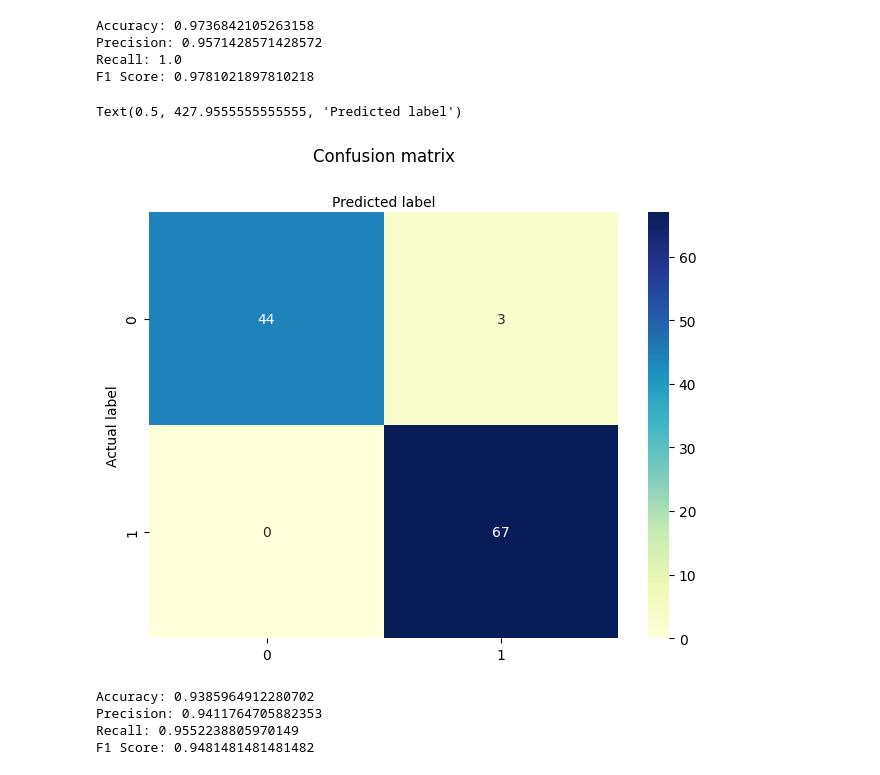
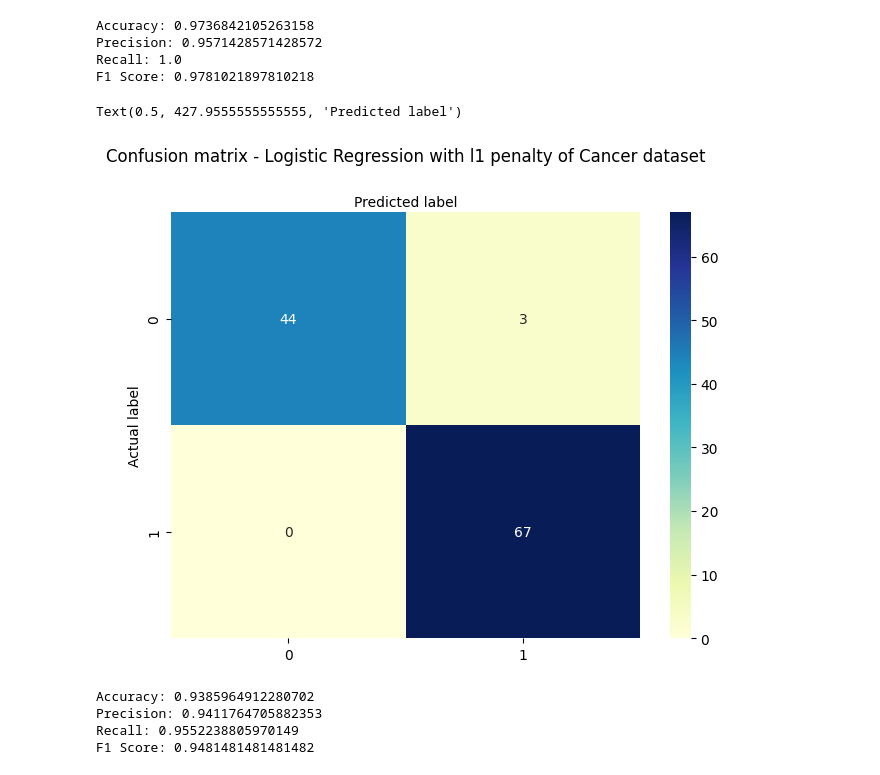
Before and after one commit to C-Little26/ECGR4105, a Jupyter notebook: Hw3/ECGR4105Hw3_Cancer.ipynb, the cells around one changed output. Cells and saved outputs as stored; diff of their text form; code cells hidden in the pictures.

```diff
--- a/Hw3/ECGR4105Hw3_Cancer.ipynb
+++ b/Hw3/ECGR4105Hw3_Cancer.ipynb
@@ -83,6 +77,6 @@ sc_x = StandardScaler()
 x_train = sc_x.fit_transform(x_train)
 x_val = sc_x.fit_transform(x_val)
 # %%
-classifier = LogisticRegression(random_state=0) #unweighted logistic classifier
+classifier = LogisticRegression(random_state=0, solver='saga') #unweighted logistic classifier
 classifier.fit(x_train, y_train)
 # %% [output]
@@ -138,20 +132,20 @@ F1 Score: 0.9781021897810218
 # %%
 #draw confusion matrix
 class_names=[0,1] # name  of classes
 fig, ax = plt.subplots()
 tick_marks = np.arange(len(class_names))
 plt.xticks(tick_marks, class_names)
 plt.yticks(tick_marks, class_names)
 # create heatmap
 sea.heatmap(pd.DataFrame(cnfmatrix_2b), annot=True, cmap="YlGnBu" ,fmt='g')
 ax.xaxis.set_label_position("top")
 plt.tight_layout()
-plt.title('Confusion matrix', y=1.1)
+plt.title('Confusion matrix - Logistic Regression with l1 penalty of Cancer dataset', y=1.1)
 plt.ylabel('Actual label')
 plt.xlabel('Predicted label')
 # %% [output]
 Text(0.5, 427.9555555555555, 'Predicted label')
-[figure, old version]
+[figure, new version]
 # %%
 naive = GaussianNB()
 naive.fit(x_train, y_train)
```
Also changed, not shown: parts of 9 cells of this notebook.
